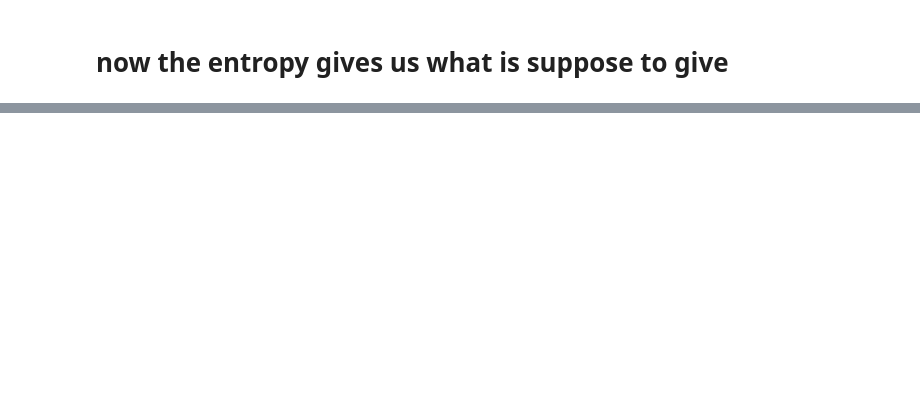
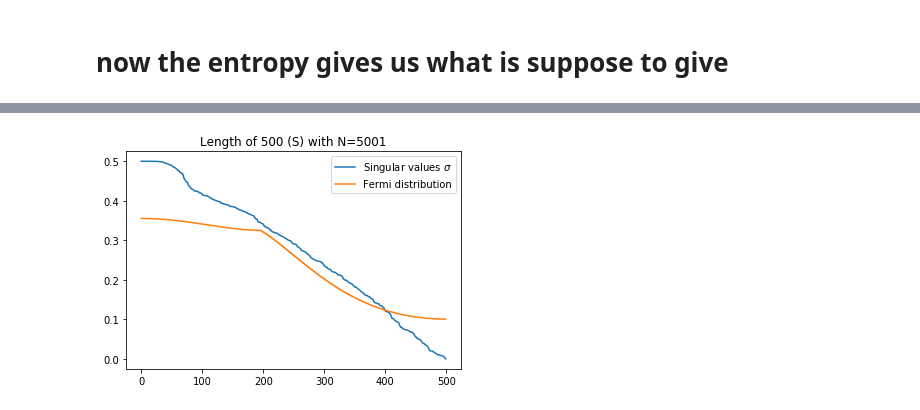
Before and after one commit to jamontanac/Tesis_Master, a Jupyter notebook: XY_model/Fourier_diagonalization/Intento_18_09_19.ipynb, the cells around one changed output, grey strips where cells are left out. Saved outputs shown, nothing was run; the diff lists cells and outputs as text; code cells hidden in the pictures; blank space fills up the shorter version.

```diff
--- a/XY_model/Fourier_diagonalization/Intento_18_09_19.ipynb
+++ b/XY_model/Fourier_diagonalization/Intento_18_09_19.ipynb
@@ -519,0 +546,15 @@ plt.plot(Fermi_dirac(beta,mu,n,N=L))
+# %%
+L=500
+Gamma=0.5
+Lambda=0.5
+gap_temp=np.min(Omega(Gamma,Lambda,(2.*np.pi)/float(N_size)*n))
+beta=gap_temp
+A,S,B=np.linalg.svd(Covariance_matrix(L,beta,mu,Gamma,Lambda,N_size))
+plt.title("Length of {} (S) with N={}".format(L,N_size))
+plt.plot(S,label=r"Singular values $\sigma$")
+n=np.arange(-(L-1)/2,(L-1)/2 +1)
+plt.plot(np.array(sorted(Fermi_dirac(beta,mu,n,N=L),reverse=True)),label="Fermi distribution")
+plt.legend()
+plt.show()
+# %% [output]
+[figure, added]
```
Also changed, not shown: parts of 6 cells of this notebook.
